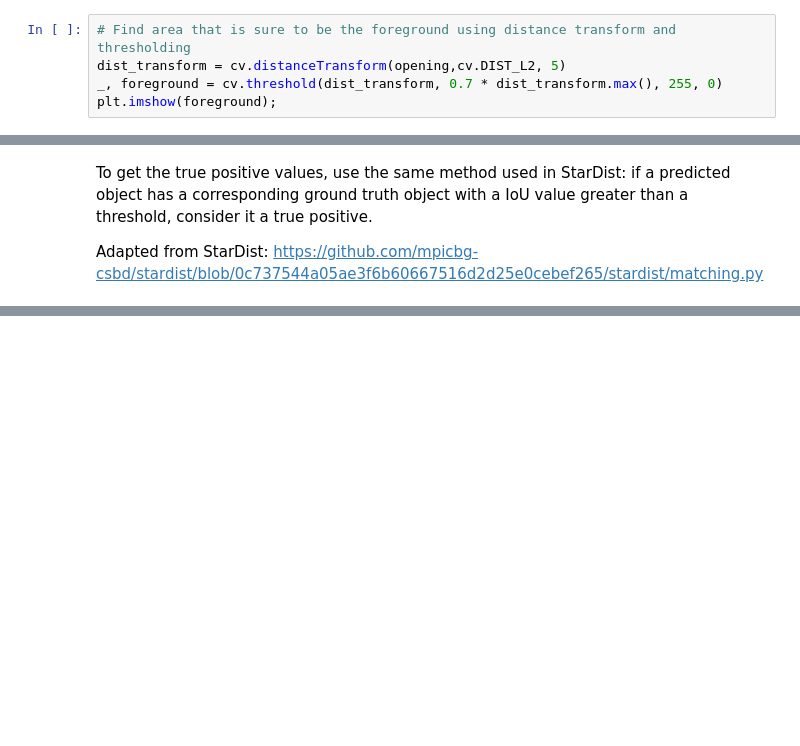
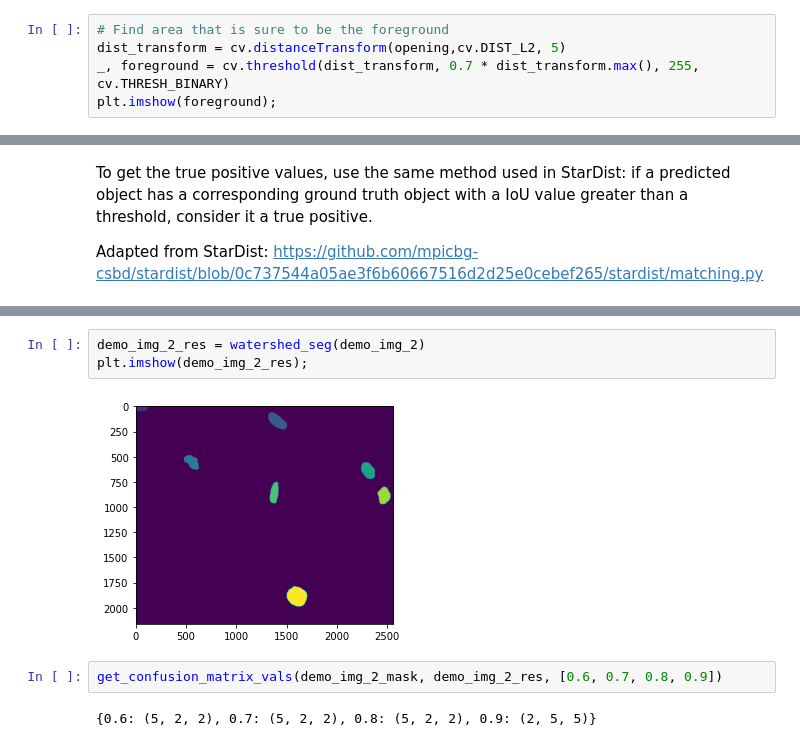
Before and after one commit to annajiwons/merfish-segmentation, a Jupyter notebook: 4_watershed/watershed.ipynb, the cells around one changed output, grey strips where cells are left out. Saved outputs shown, nothing was run; the diff lists cells and outputs as text; blank space fills up the shorter version.

```diff
--- a/4_watershed/watershed.ipynb
+++ b/4_watershed/watershed.ipynb
@@ -63,9 +64,9 @@ plt.imshow(background);
 # %% [output]
 [figure]
 # %%
-# Find area that is sure to be the foreground using distance transform and thresholding
+# Find area that is sure to be the foreground
 dist_transform = cv.distanceTransform(opening,cv.DIST_L2, 5)
-_, foreground = cv.threshold(dist_transform, 0.7 * dist_transform.max(), 255, 0)
+_, foreground = cv.threshold(dist_transform, 0.7 * dist_transform.max(), 255, cv.THRESH_BINARY)
 plt.imshow(foreground);
 # %% [output]
 [figure]
@@ -188,0 +250,9 @@ IoU scores: [0.76130734 0.87472071 0.95920617 0.71088336 0.87635756 0.92034333
+# %%
+demo_img_2_res = watershed_seg(demo_img_2)
+plt.imshow(demo_img_2_res);
+# %% [output]
+[figure, added]
+# %%
+get_confusion_matrix_vals(demo_img_2_mask, demo_img_2_res, [0.6, 0.7, 0.8, 0.9])
+# %% [output]
+{0.6: (5, 2, 2), 0.7: (5, 2, 2), 0.8: (5, 2, 2), 0.9: (2, 5, 5)}
```
Also changed, not shown: parts of 16 cells of this notebook.
